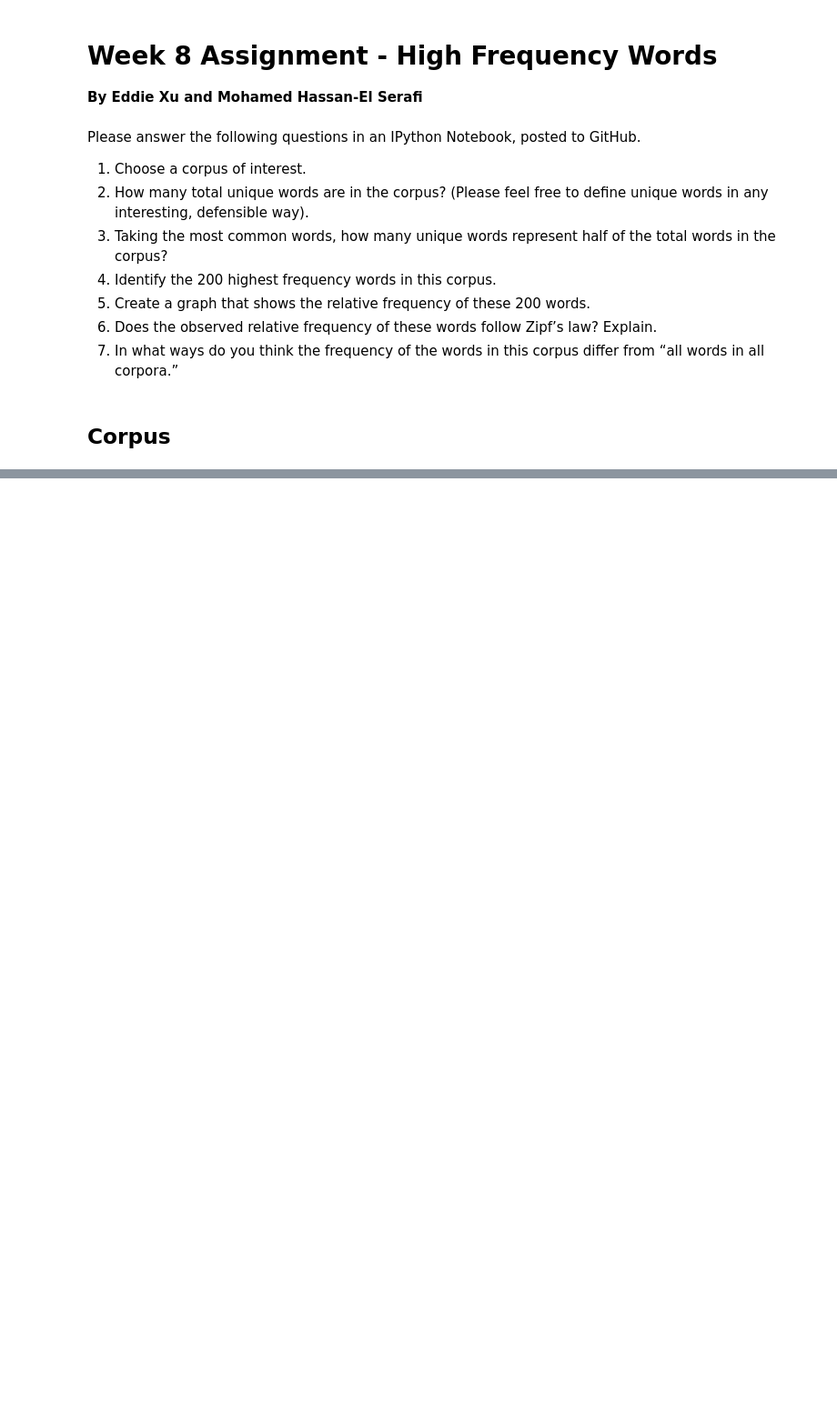
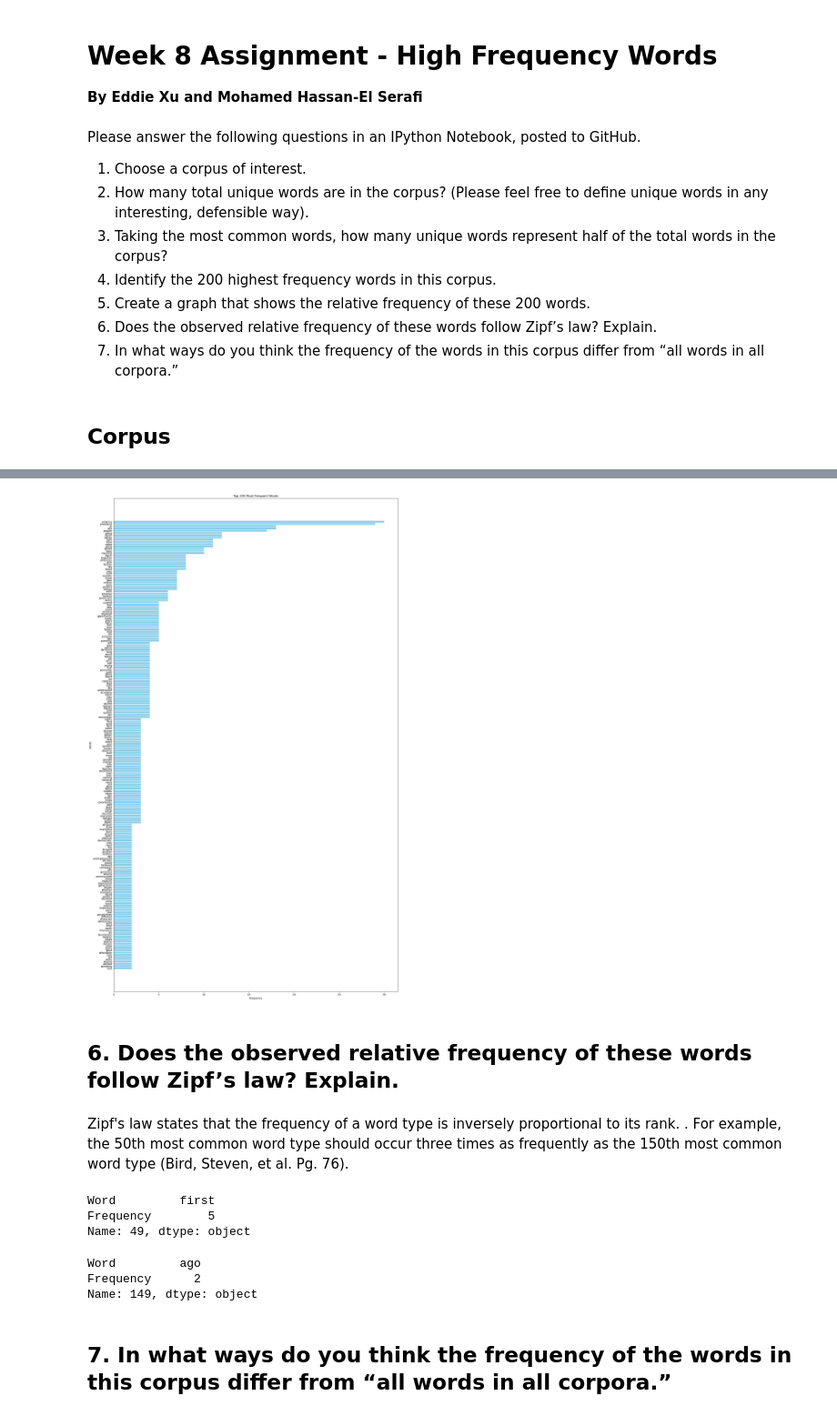
Before and after one commit to moham6839/Data_620_Web_Analytics, a Jupyter notebook: Week 8 Assignment/Week 8 Assignment - High Frequency Words_eddie.ipynb, the cells around one changed output, grey strips where cells are left out. Shown: that part at 91% size. Drawn from its saved outputs; the diff is of its cells as text; code cells hidden in the pictures; blank space fills up the shorter version.

```diff
--- a/Week 8 Assignment/Week 8 Assignment - High Frequency Words_eddie.ipynb
+++ b/Week 8 Assignment/Week 8 Assignment - High Frequency Words_eddie.ipynb
@@ -90,0 +179,31 @@ NameError: name 'gen' is not defined
+# %%
+# Plotting the top 200 words
+plt.figure(figsize=(20, 35))
+plt.barh([word for word, _ in most_common_words], [freq for _, freq in most_common_words], color='skyblue')
+#plt.bar(*zip(*most_common_words), color='skyblue')
+#plt.xticks(rotation=90)
+plt.title('Top 200 Most Frequent Words')
+plt.xlabel('Frequency')
+plt.ylabel('Words')
+plt.gca().invert_yaxis()
+plt.show()
+# %% [output]
+[figure, added]
+# %% [markdown]
+## 6. Does the observed relative frequency of these words follow Zipf’s law? Explain.
+# %% [markdown]
+Zipf's law states that the frequency of a word type is inversely proportional to its rank. . For example, the 50th most common word type should occur three times as frequently as the 150th most common word type (Bird, Steven, et al. Pg. 76).
+# %%
+speech_word_freq_df.iloc[49]
+# %% [output]
+Word         first
+Frequency        5
+Name: 49, dtype: object
+# %%
+speech_word_freq_df.iloc[149]
+# %% [output]
+Word         ago
+Frequency      2
+Name: 149, dtype: object
+# %% [markdown]
+## 7. In what ways do you think the frequency of the words in this corpus differ from “all words in all corpora.”
```
Also changed, not shown: parts of 32 cells of this notebook.
